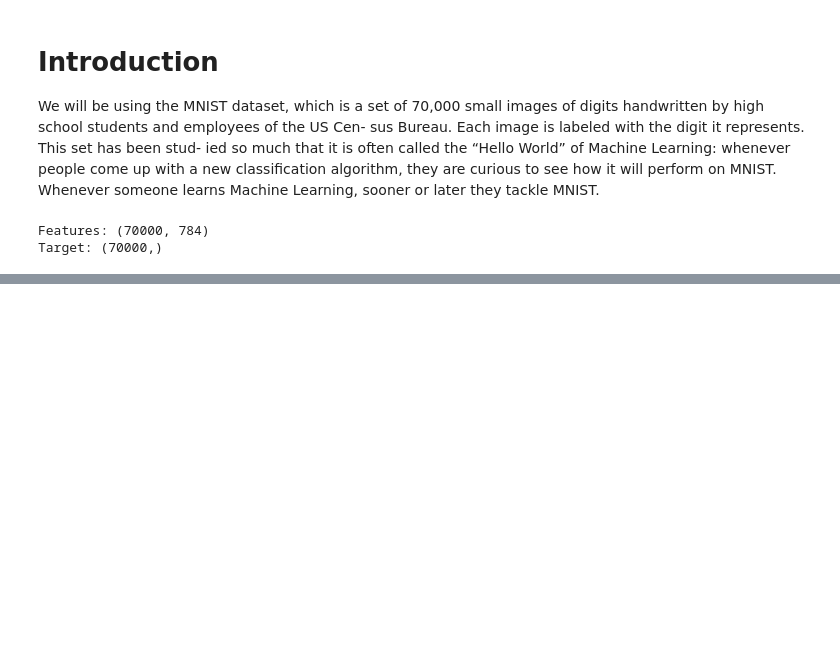
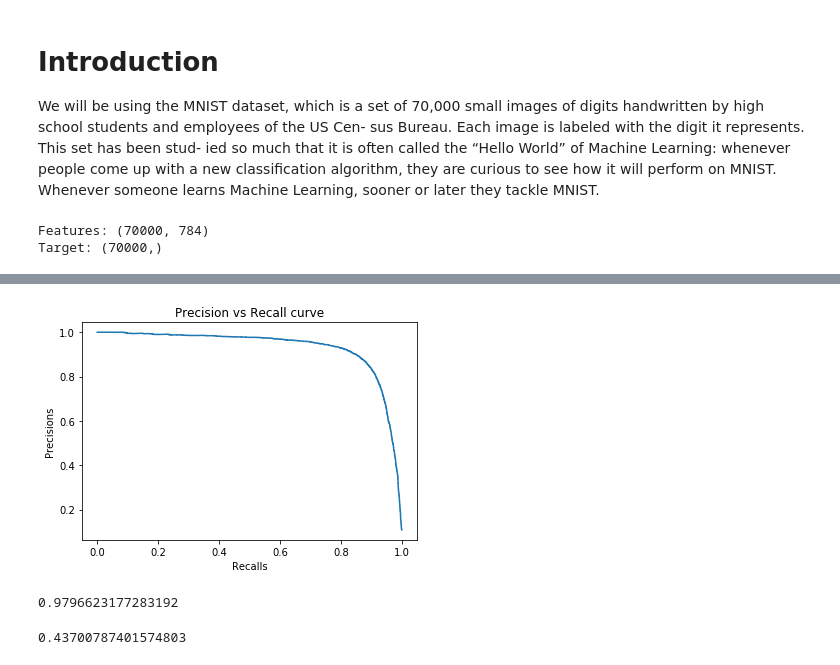
Before and after one commit to sanatanonline/pynb-codes, a Jupyter notebook: src/MNIST Classification.ipynb, the cells around one changed output, grey strips where cells are left out. Cells and saved outputs as stored; diff of their text form; code cells hidden in the pictures; blank space fills up the shorter version.

```diff
--- a/src/MNIST Classification.ipynb
+++ b/src/MNIST Classification.ipynb
@@ -62,0 +215,23 @@ ValueError: The number of classes has to be greater than one; got 1 class
+# %%
+'''Another way to select a good precision/recall tradeoff is to plot
+precision directly against recall'''
+plt.plot(recalls, precisions, linestyle='solid')
+plt.title("Precision vs Recall curve")
+plt.xlabel("Recalls")
+plt.ylabel("Precisions");
+plt.show()
+# %% [output]
+[figure, added]
+# %%
+'''Lets suppose you decide to aim for 90% precision. You look up the first plot
+(zooming in a bit) and find that you need to use a threshold of about 70,000. To make
+predictions (on the training set for now), instead of calling the classifier’s predict()
+method, you can just run this code'''
+y_train_pred_90 = (y_scores > 10000)
+precision_score(y_train_4, y_train_pred_90)
+# %% [output]
+0.9796623177283192
+# %%
+recall_score(y_train_4, y_train_pred_90)
+# %% [output]
+0.43700787401574803
```
Also changed, not shown: parts of 36 cells of this notebook.
